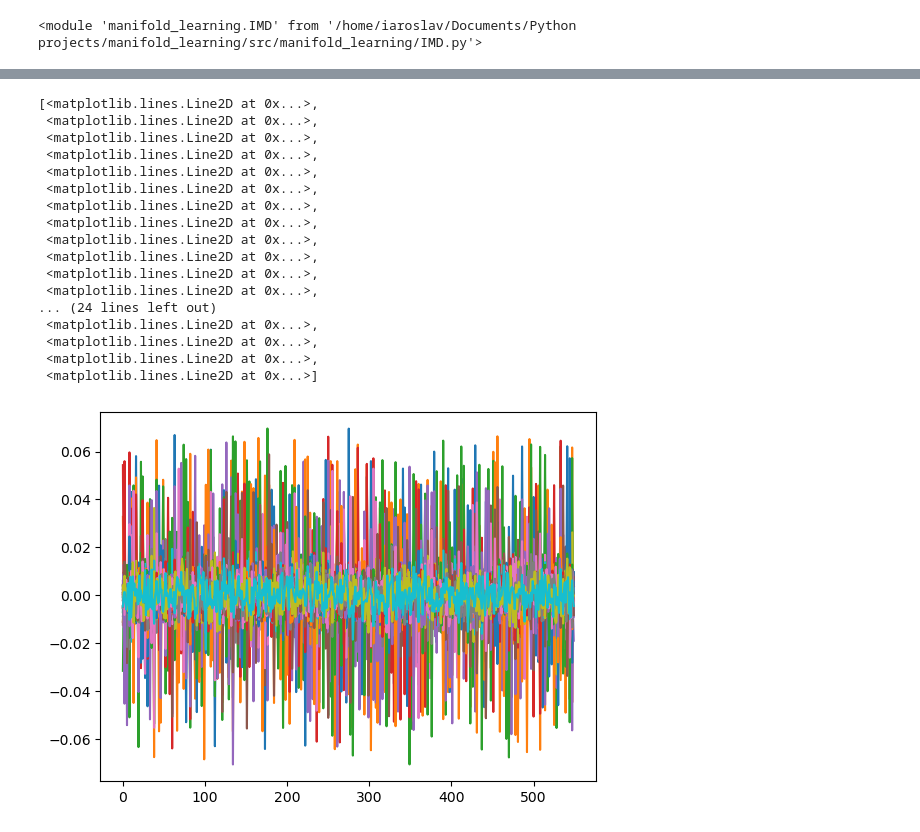
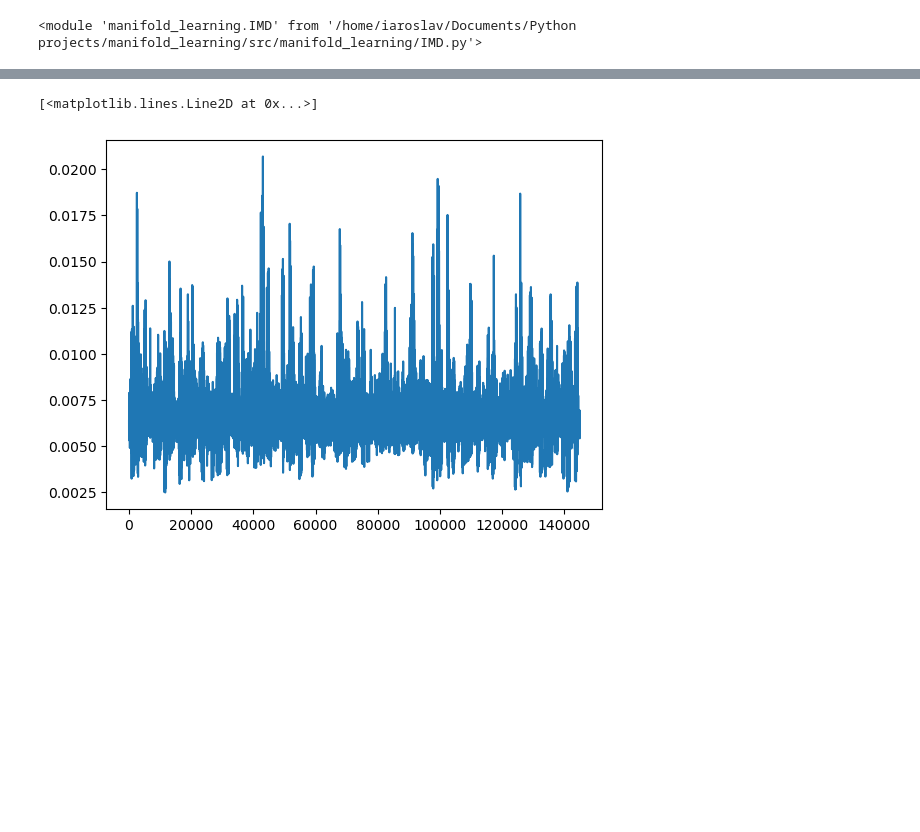
Before and after one commit to z7743/manifold_learning, a Jupyter notebook: notebooks/test.ipynb, the cells around one changed output, grey strips where cells are left out. Saved outputs shown, nothing was run; the diff lists cells and outputs as text; code cells hidden in the pictures; blank space fills up the shorter version.

```diff
--- a/notebooks/test.ipynb
+++ b/notebooks/test.ipynb
@@ -33,15 +45,20 @@ df_interpolated = df.interpolate(method='linear', limit_direction='forward', axi
 df_filled = df_interpolated.fillna(0)
 X = df_filled.to_numpy().astype(np.float32)
 
+
 X = np.log(X+1)
+X_mean = X.mean(axis=0)
+X_std = X.std(axis=0)
 X = X[:,X.mean(axis=0) != 0]
 X = (X-X.mean(axis=0))/X.std(axis=0)
 
 
-pca = PCA(550)
-X = pca.fit_transform(X)
+#pca = PCA(803,whiten=True)
+#X = pca.fit_transform(X)
+# %%
+X = np.concatenate([X[3:],X[2:-1],X[1:-2],X[:-3]],axis=1)
 # %%
-trainer = IMD.IMD_nD(X.shape[1], embed_dim=40, n_components=5,learning_rate=0.0001, device="cpu",optimizer="Adam",random_state=2)
+trainer = IMD.IMD_nD(X.shape[1], embed_dim=12, n_components=15,subtract_corr=False, learning_rate=0.001, device="cuda",optimizer="Adam")
 # %%
-trainer.fit(X, sample_len=100, library_len=320, exclusion_rad=1, nbrs_num=12, tp=15, epochs=1, num_batches=1)
+trainer.fit(X, sample_len=140, library_len=400, exclusion_rad=20, nbrs_num=20, tp=30, epochs=1000, num_batches=32)
 # %% [output]
@@ -65,24 +85,8 @@ Epoch 1/1, Loss: 0.8116
 # %%
-plt.plot(trainer.model.get_weights()[:,0,:])
+plt.plot(np.abs(trainer.model.get_weights()).mean(axis=(1,2)))
 # %% [output]
-[<matplotlib.lines.Line2D at 0x...>,
- <matplotlib.lines.Line2D at 0x...>,
- <matplotlib.lines.Line2D at 0x...>,
- <matplotlib.lines.Line2D at 0x...>,
- <matplotlib.lines.Line2D at 0x...>,
- <matplotlib.lines.Line2D at 0x...>,
- <matplotlib.lines.Line2D at 0x...>,
- <matplotlib.lines.Line2D at 0x...>,
- <matplotlib.lines.Line2D at 0x...>,
- <matplotlib.lines.Line2D at 0x...>,
- <matplotlib.lines.Line2D at 0x...>,
- <matplotlib.lines.Line2D at 0x...>,
-... (24 lines left out)
- <matplotlib.lines.Line2D at 0x...>,
- <matplotlib.lines.Line2D at 0x...>,
- <matplotlib.lines.Line2D at 0x...>,
- <matplotlib.lines.Line2D at 0x...>]
+[<matplotlib.lines.Line2D at 0x...>]
-[figure, old version]
+[figure, new version]
 # %%
 plt.plot(trainer.get_loss_history()[:])
 # %% [output]
```
Also changed, not shown: parts of 26 cells of this notebook, 3 other files.
